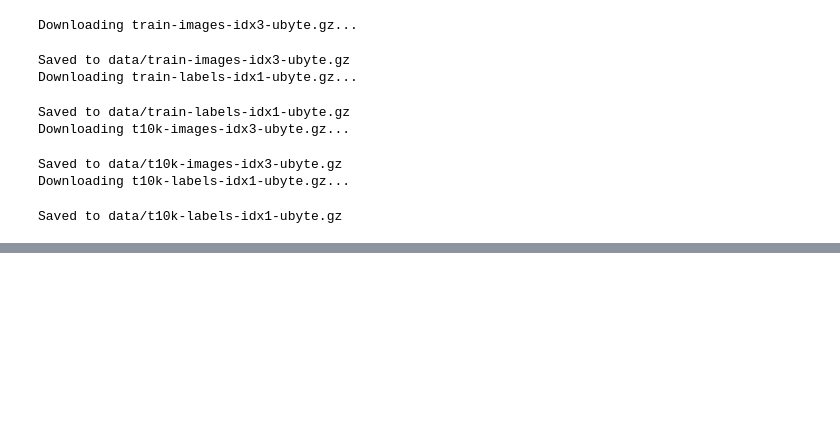
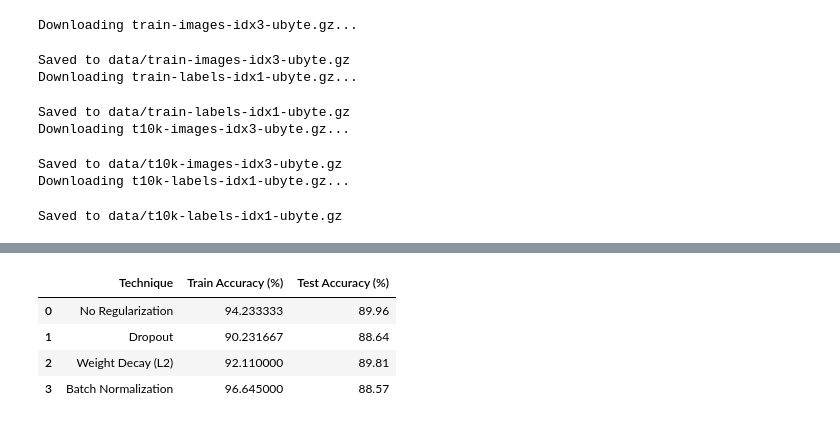
Before and after one commit to devleibowitz/DeepLearningHWs, a Jupyter notebook: HW1/lenet5.ipynb, the cells around one changed output, grey strips where cells are left out. Saved outputs shown, nothing was run; the diff lists cells and outputs as text; code cells hidden in the pictures; blank space fills up the shorter version.

```diff
--- a/HW1/lenet5.ipynb
+++ b/HW1/lenet5.ipynb
@@ -227,0 +203,39 @@ Batch Normalization: Train Accuracy = 0.9677, Test Accuracy = 0.8873
+# %%
+import pandas as pd
+
+# Example final accuracies (replace with your actual results)
+results = {
+    "Technique": [
+        "No Regularization",
+        "Dropout",
+        "Weight Decay (L2)",
+        "Batch Normalization"
+    ],
+    "Train Accuracy (%)": [
+        train_acc[-1] * 100,
+        train_acc_dropout[-1] * 100,
+        train_acc_l2[-1] * 100,
+        train_acc_bn[-1] * 100
+    ],
+    "Test Accuracy (%)": [
+        test_acc[-1] * 100,
+        test_acc_dropout[-1] * 100,
+        test_acc_l2[-1] * 100,
+        test_acc_bn[-1] * 100
+    ],
+}
+
+# Create DataFrame
+df_results = pd.DataFrame(results)
+
+# Display DataFrame
+display(df_results)
+
+# Optionally save to a CSV file
+df_results.to_csv("lenet5_results.csv", index=False)
+# %% [output]
+|  | Technique | Train Accuracy (%) | Test Accuracy (%) |
+| 0 | No Regularization | 94.233333 | 89.96 |
+| 1 | Dropout | 90.231667 | 88.64 |
+| 2 | Weight Decay (L2) | 92.110000 | 89.81 |
+| 3 | Batch Normalization | 96.645000 | 88.57 |
```
Also changed, not shown: parts of 5 cells of this notebook, 6 other files.
